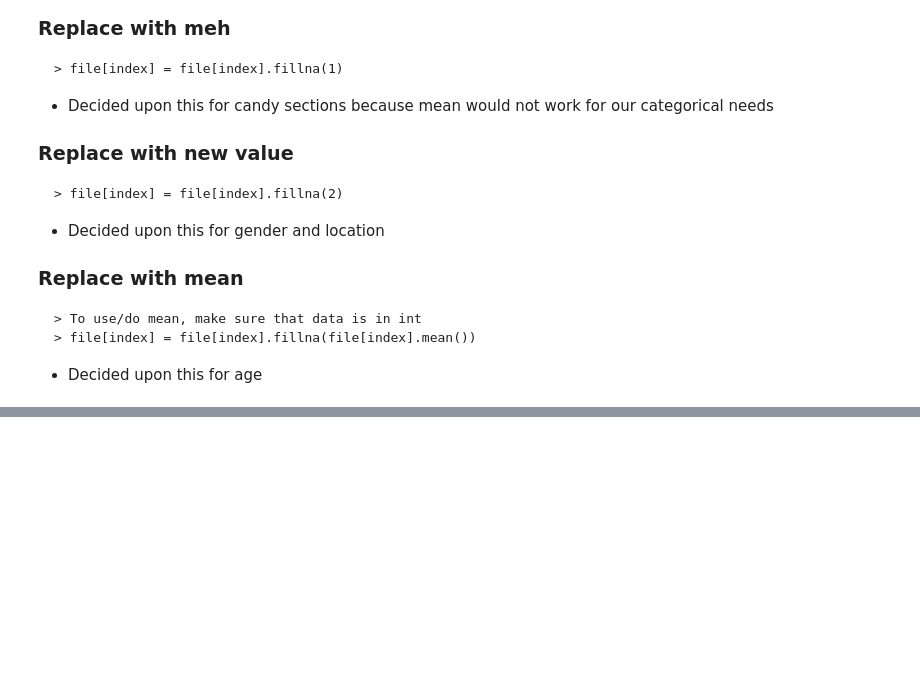
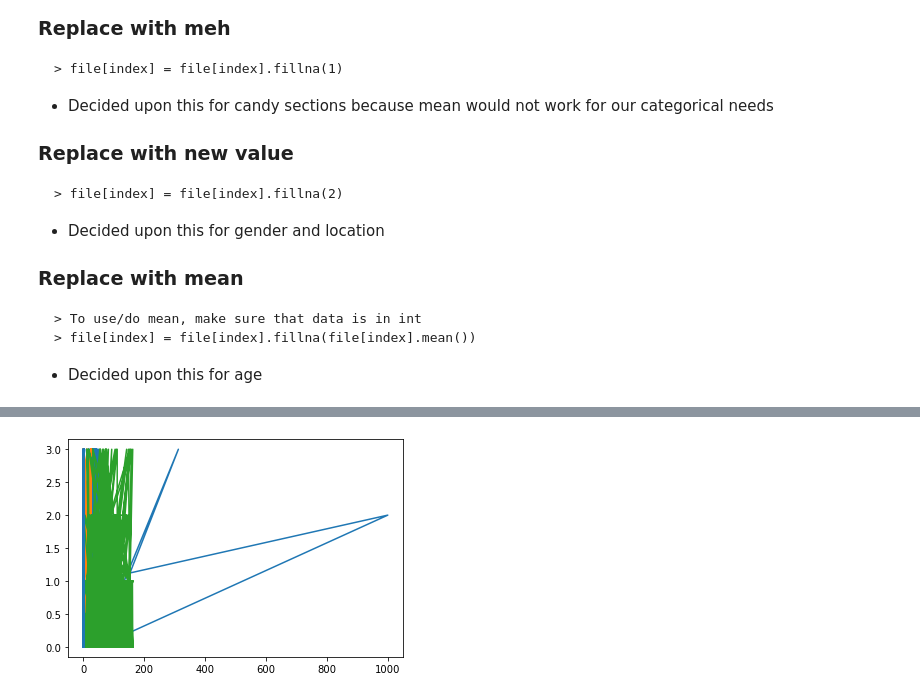
Before and after one commit to LightningDrop/datacleaning, a Jupyter notebook: Project1.ipynb, the cells around one changed output, grey strips where cells are left out. Saved outputs shown, nothing was run; the diff lists cells and outputs as text; code cells hidden in the pictures; blank space fills up the shorter version.

```diff
--- a/Project1.ipynb
+++ b/Project1.ipynb
@@ -236,0 +291,5 @@ df.head()
+# %%
+plt.plot(x, y)
+plt.show()
+# %% [output]
+[figure, added]
```
Also changed, not shown: parts of 11 cells of this notebook.
